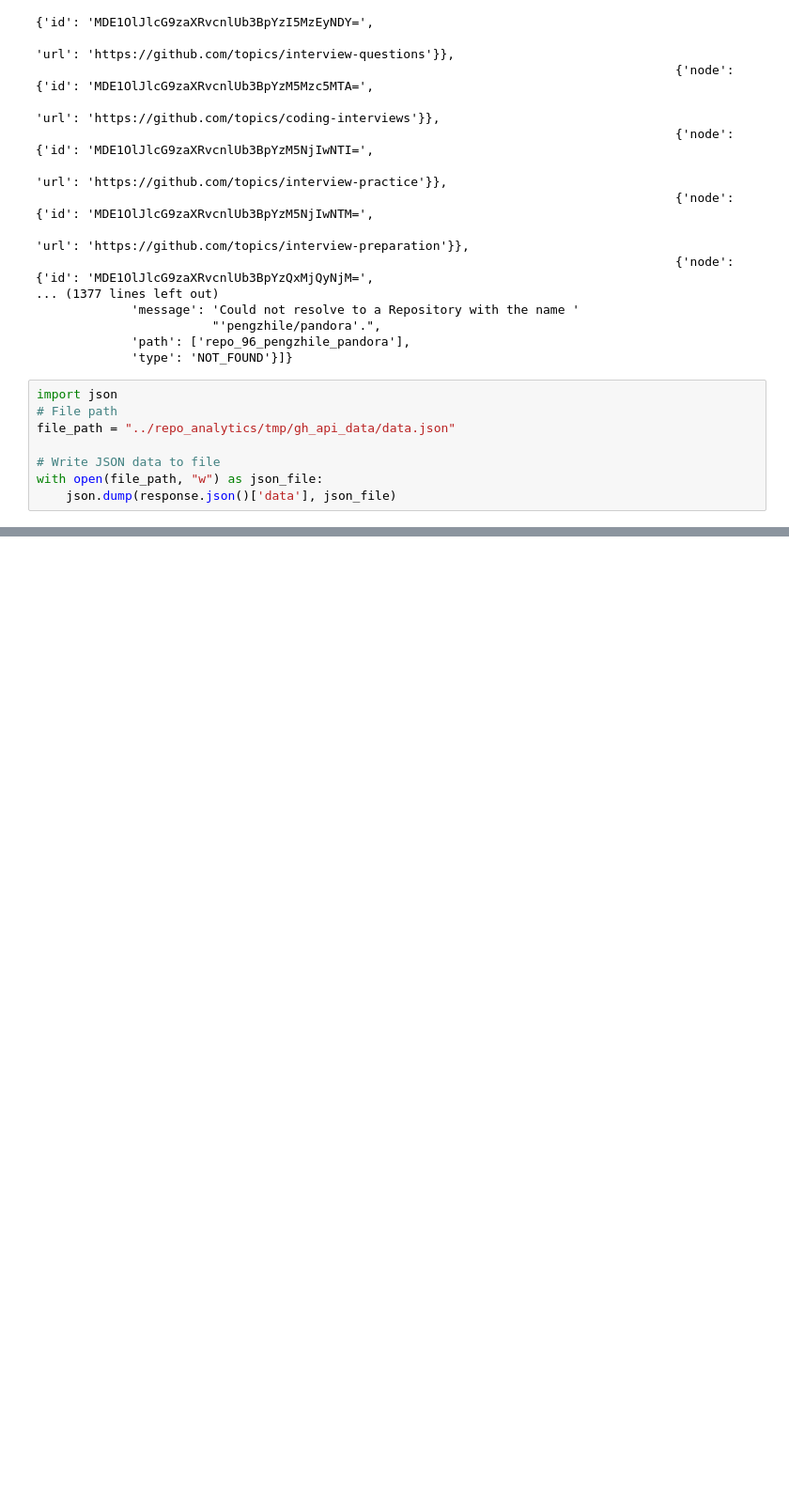
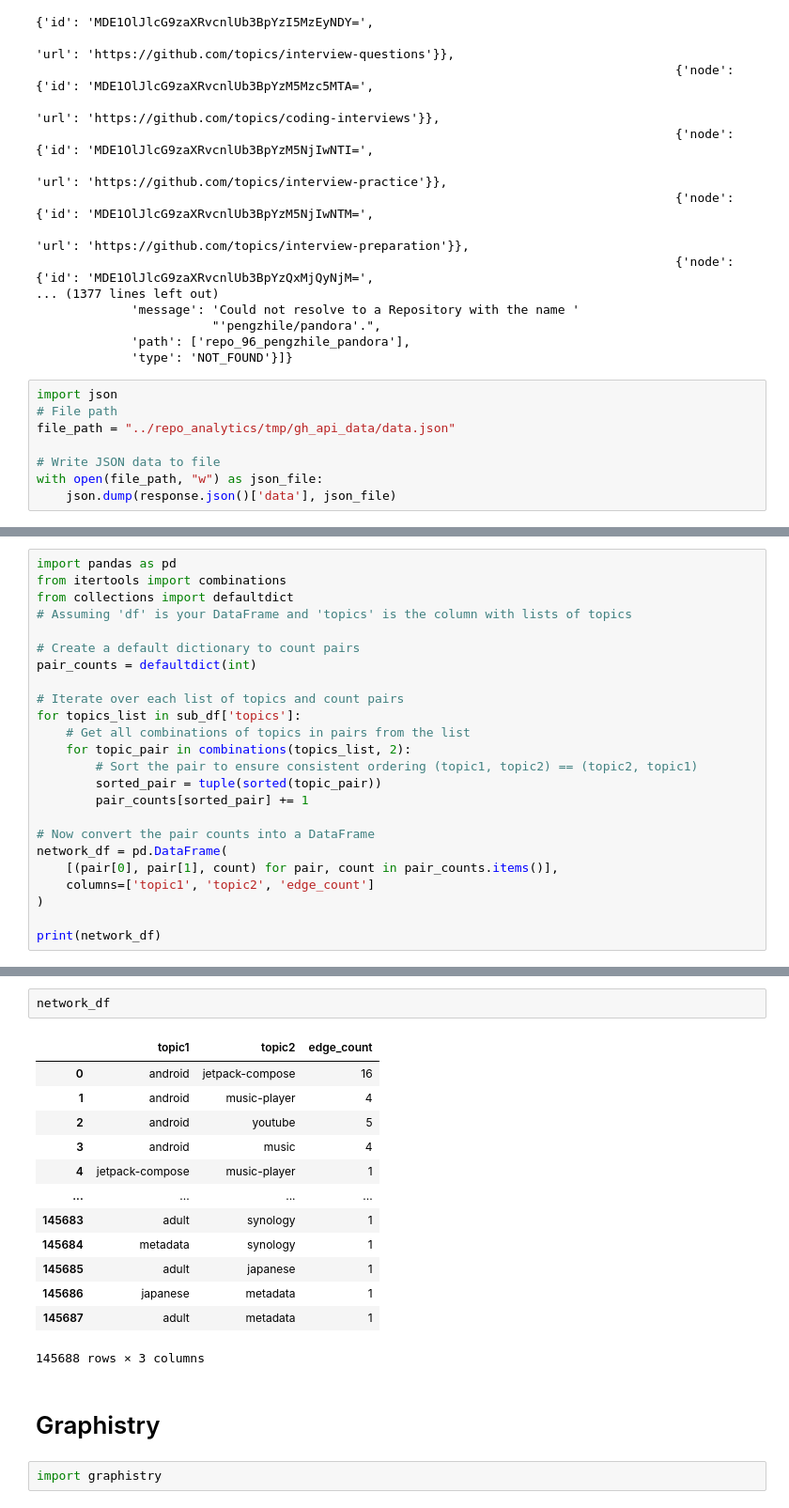
Before and after one commit to ShikaiKevinLiu/githubrepo_analytics, a Jupyter notebook: notebooks/testing_code.ipynb, the cells around one changed output, grey strips where cells are left out. Shown at 94% size. Saved outputs shown, nothing was run; the diff lists cells and outputs as text; blank space fills up the shorter version.

```diff
--- a/notebooks/testing_code.ipynb
+++ b/notebooks/testing_code.ipynb
@@ -130,0 +200,24 @@ os.getcwd()
+# %%
+import pandas as pd
+from itertools import combinations
+from collections import defaultdict
+# Assuming 'df' is your DataFrame and 'topics' is the column with lists of topics
+
+# Create a default dictionary to count pairs
+pair_counts = defaultdict(int)
+
+# Iterate over each list of topics and count pairs
+for topics_list in sub_df['topics']:
+    # Get all combinations of topics in pairs from the list
+    for topic_pair in combinations(topics_list, 2):
+        # Sort the pair to ensure consistent ordering (topic1, topic2) == (topic2, topic1)
+        sorted_pair = tuple(sorted(topic_pair))
+        pair_counts[sorted_pair] += 1
+
+# Now convert the pair counts into a DataFrame
+network_df = pd.DataFrame(
+    [(pair[0], pair[1], count) for pair, count in pair_counts.items()],
+    columns=['topic1', 'topic2', 'edge_count']
+)
+
+print(network_df)
@@ -130,0 +261,20 @@ os.getcwd()
+# %%
+network_df
+# %% [output]
+|  | topic1 | topic2 | edge_count |
+| 0 | android | jetpack-compose | 16 |
+| 1 | android | music-player | 4 |
+| 2 | android | youtube | 5 |
+| 3 | android | music | 4 |
+| 4 | jetpack-compose | music-player | 1 |
+| ... | ... | ... | ... |
+| 145683 | adult | synology | 1 |
+| 145684 | metadata | synology | 1 |
+| 145685 | adult | japanese | 1 |
+| 145686 | japanese | metadata | 1 |
+| 145687 | adult | metadata | 1 |
+145688 rows × 3 columns
+# %% [markdown]
+# Graphistry
+# %%
+import graphistry
```
Also changed, not shown: parts of 28 cells of this notebook, 5 other files.
